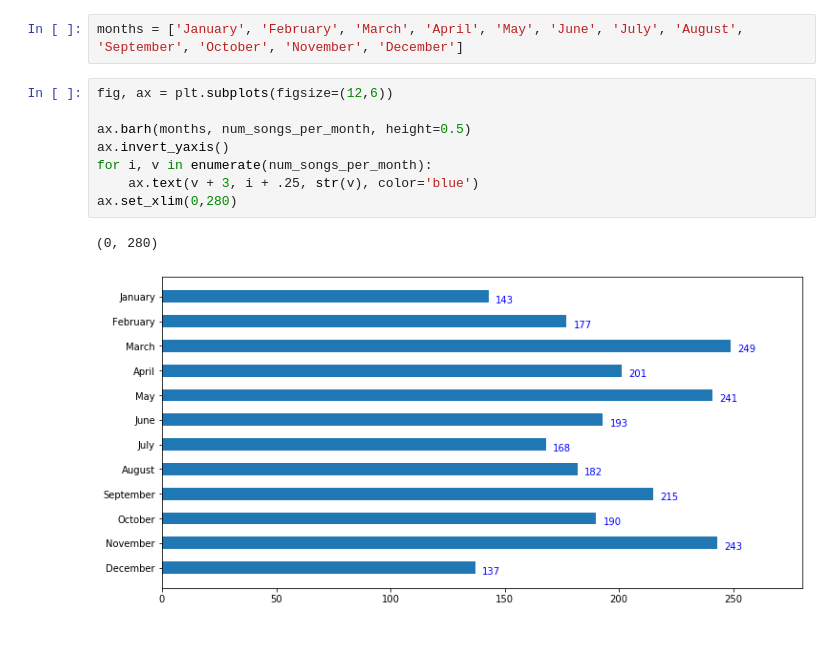
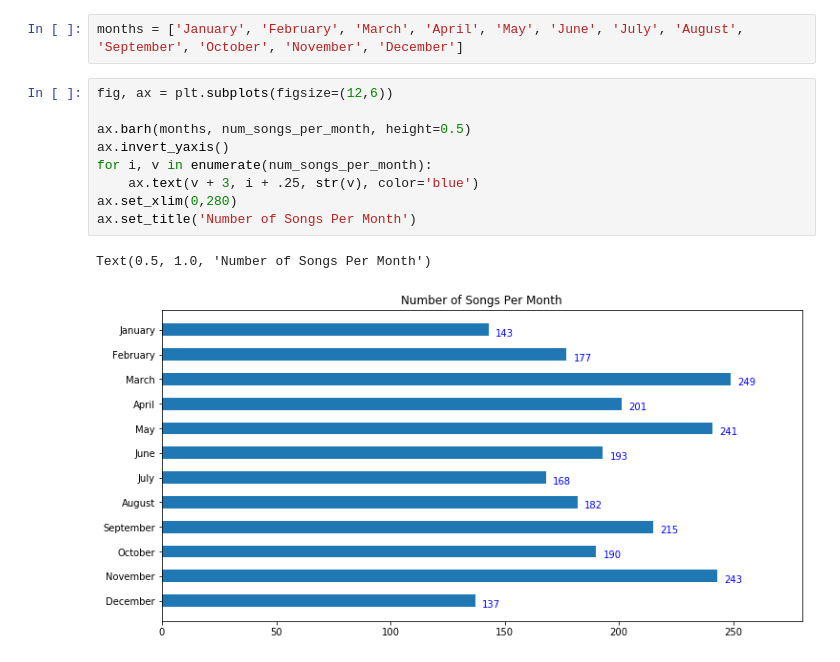
Before and after one commit to virsagothethird/UK-Top-100-Songs, a Jupyter notebook: uk100.ipynb, the cells around one changed output. Saved outputs shown, nothing was run; the diff lists cells and outputs as text.

Commit message:
additional graphs

```diff
--- a/uk100.ipynb
+++ b/uk100.ipynb
@@ -841,11 +841,12 @@ months = ['January', 'February', 'March', 'April', 'May', 'June', 'July', 'Augus
 # %%
 fig, ax = plt.subplots(figsize=(12,6))
 
 ax.barh(months, num_songs_per_month, height=0.5)
 ax.invert_yaxis()
 for i, v in enumerate(num_songs_per_month):
     ax.text(v + 3, i + .25, str(v), color='blue')
 ax.set_xlim(0,280)
+ax.set_title('Number of Songs Per Month')
 # %% [output]
-(0, 280)
+Text(0.5, 1.0, 'Number of Songs Per Month')
-[figure, old version]
+[figure, new version]
```
Also changed, not shown: parts of 12 cells of this notebook.
